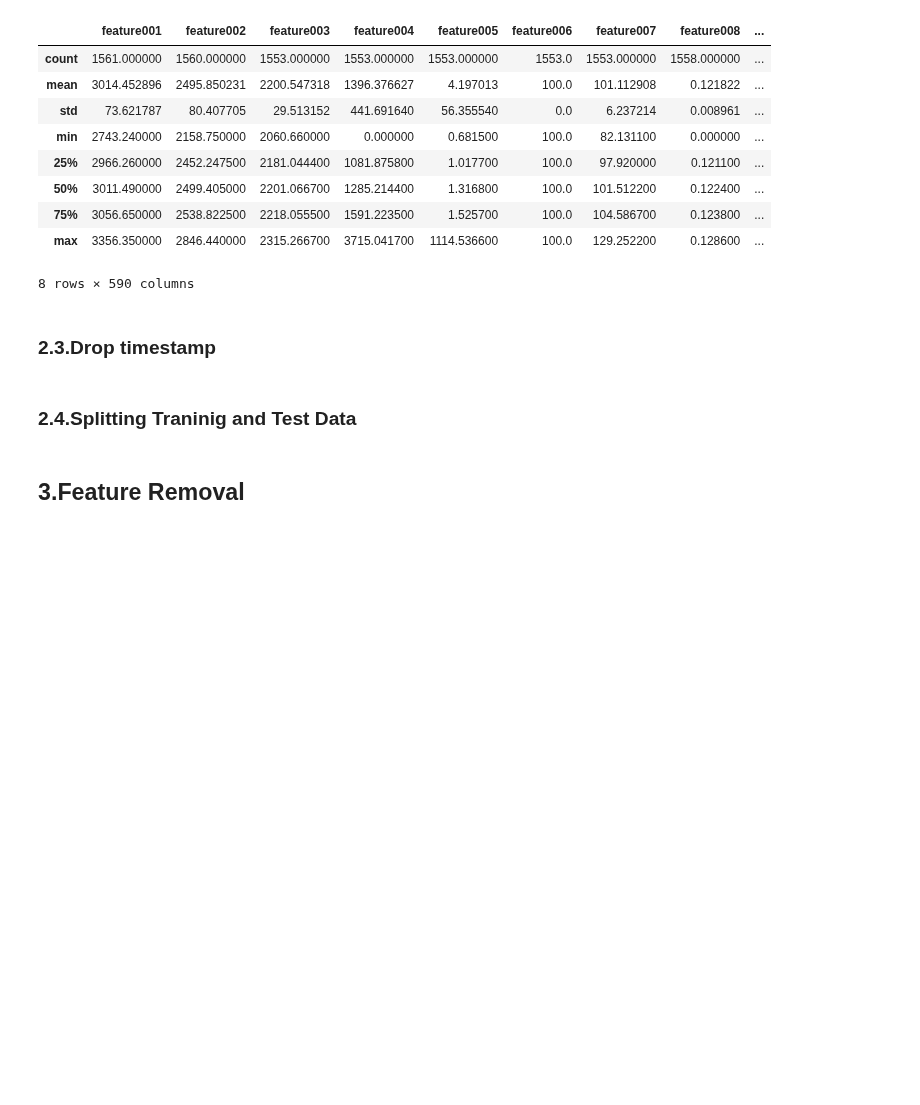
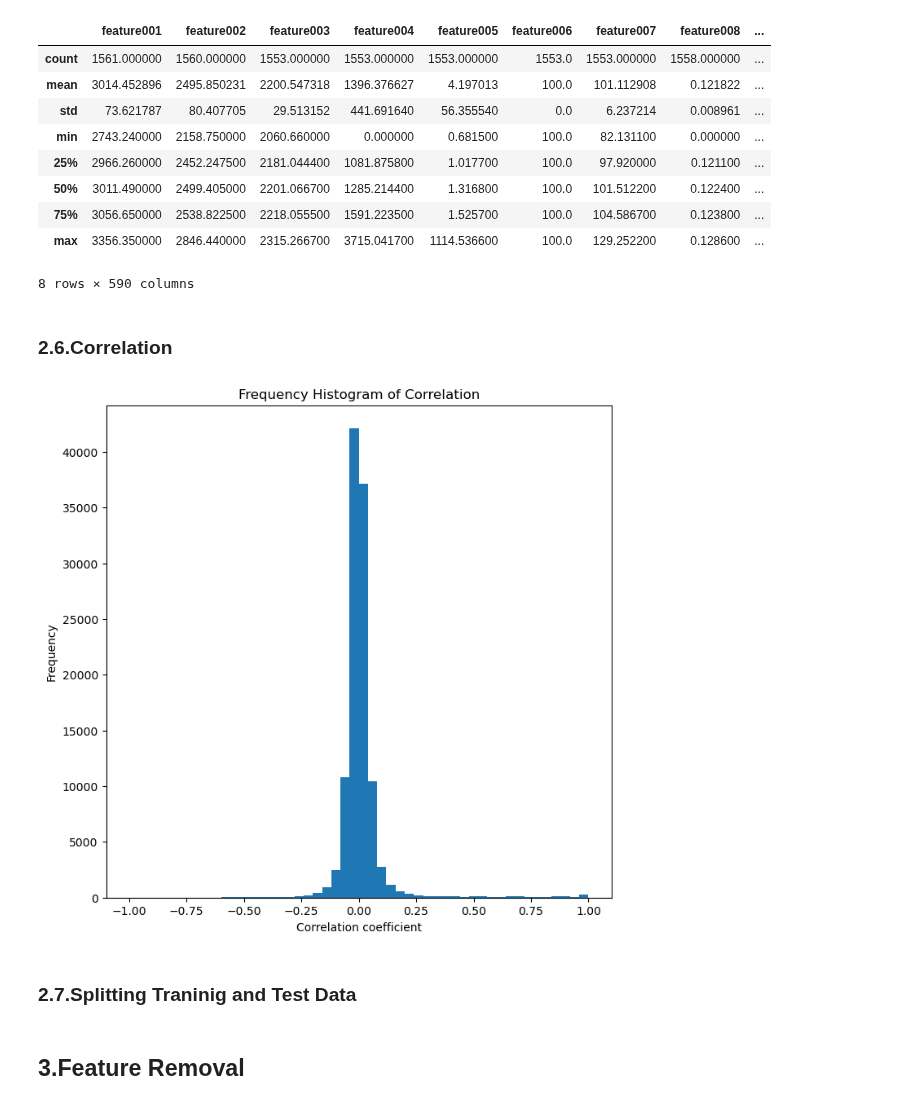
Before and after one commit to Landschy/datamining-htw, a Jupyter notebook: scripts/Behzad.ipynb, the cells around one changed output. Cells and saved outputs as stored; diff of their text form; code cells hidden in the pictures; blank space fills up the shorter version.

```diff
--- a/scripts/Behzad.ipynb
+++ b/scripts/Behzad.ipynb
@@ -153,5 +150,3 @@ df.describe()
 | 75% | 3056.650000 | 2538.822500 | 2218.055500 | 1591.223500 | 1.525700 | 100.0 | 104.586700 | 0.123800 | ... |
 | max | 3356.350000 | 2846.440000 | 2315.266700 | 3715.041700 | 1114.536600 | 100.0 | 129.252200 | 0.128600 | ... |
 8 rows × 590 columns
-# %% [markdown]
-### 2.3.Drop timestamp
@@ -161,5 +153,26 @@ df = df.drop(columns='timestamp')
+# %% [markdown]
+### 2.6.Correlation
+# %%
+# Correlation Matrix
+cor_matrix = pd.DataFrame(df.corr())
+
+# Remove reuntant values by selecting only the upper correlation triangle
+upper_tri = pd.DataFrame(cor_matrix.where(np.triu(np.ones(cor_matrix.shape),k=1).astype(np.bool)))
+
+# Convert the upper correlation triangle to a Series
+corlist = pd.Series(upper_tri.values.ravel('F'))
+
+# Correlation Histogram
+%matplotlib inline
+plt.rcParams.update({'figure.figsize':(8,8), 'figure.dpi':100})
+
+# Plot Histogram on x
+plt.hist(corlist, bins =50)
+plt.gca().set(title='Frequency Histogram of Correlation', ylabel='Frequency', xlabel='Correlation coefficient');
+# %% [output]
+[figure, added]
 # %% [markdown]
-### 2.4.Splitting Traninig and Test Data
+### 2.7.Splitting Traninig and Test Data
 # %%
 # defining the target variable to get the same proportion defaults in both train and test dataset
 y = df['class']
```
Also changed, not shown: parts of 34 cells of this notebook, 1 other file.
